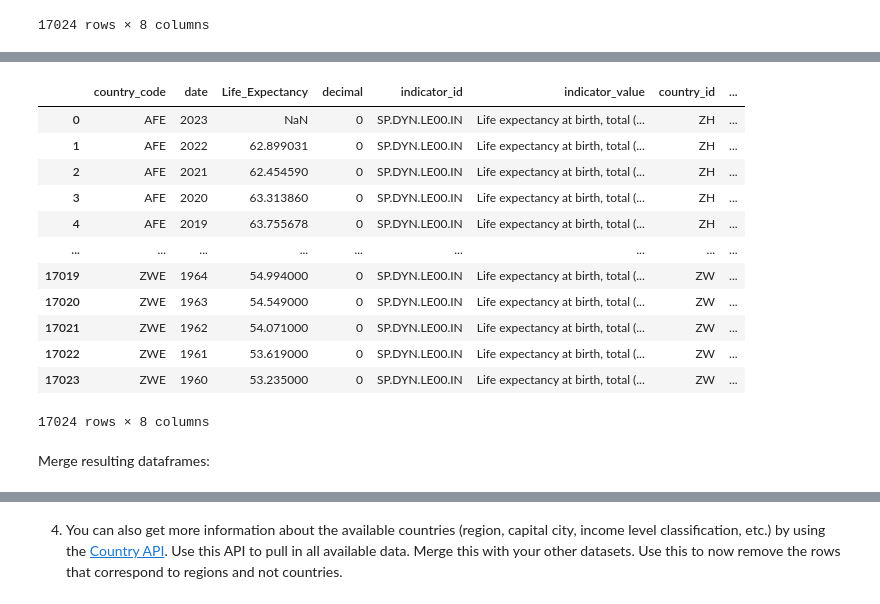
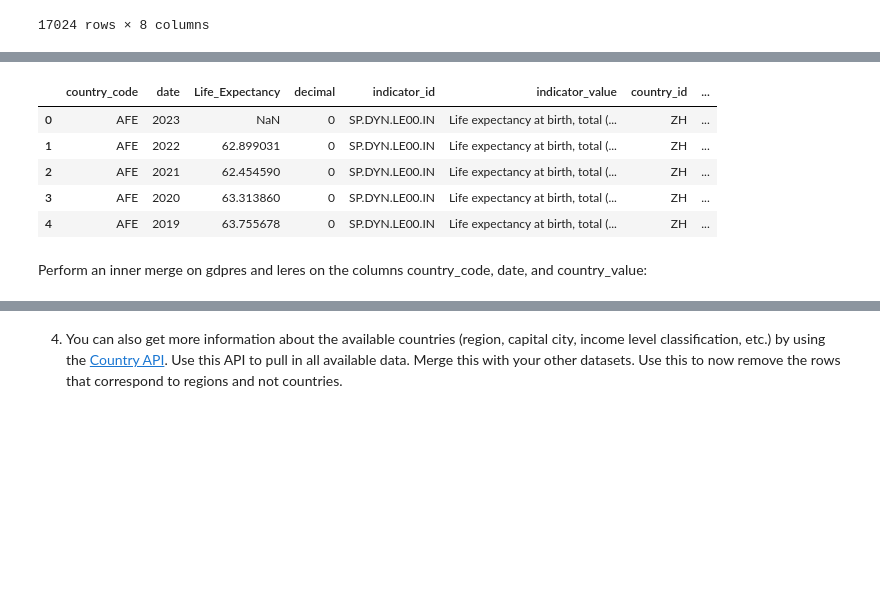
Before and after one commit to nss-data-science-cohort-8/api-exercise-msmith89-wq, a Jupyter notebook: notebooks/API Exercise.ipynb, the cells around one changed output, grey strips where cells are left out. Cells and saved outputs as stored; diff of their text form; code cells hidden in the pictures; blank space fills up the shorter version.

```diff
--- a/notebooks/API Exercise.ipynb
+++ b/notebooks/API Exercise.ipynb
@@ -162,21 +201,14 @@ gdpres
 # %%
 leres.rename(columns={'countryiso3code':'country_code', 'value':'Life_Expectancy', 'indicator.id': 'indicator_id', 'indicator.value':'indicator_value', 'country.id':'country_id', 'country.value':'country_value'}, inplace=True)
 # %%
-leres
+leres.head()
 # %% [output]
 |  | country_code | date | Life_Expectancy | decimal | indicator_id | indicator_value | country_id | ... |
 | 0 | AFE | 2023 | NaN | 0 | SP.DYN.LE00.IN | Life expectancy at birth, total (... | ZH | ... |
 | 1 | AFE | 2022 | 62.899031 | 0 | SP.DYN.LE00.IN | Life expectancy at birth, total (... | ZH | ... |
 | 2 | AFE | 2021 | 62.454590 | 0 | SP.DYN.LE00.IN | Life expectancy at birth, total (... | ZH | ... |
 | 3 | AFE | 2020 | 63.313860 | 0 | SP.DYN.LE00.IN | Life expectancy at birth, total (... | ZH | ... |
 | 4 | AFE | 2019 | 63.755678 | 0 | SP.DYN.LE00.IN | Life expectancy at birth, total (... | ZH | ... |
-| ... | ... | ... | ... | ... | ... | ... | ... | ... |
-| 17019 | ZWE | 1964 | 54.994000 | 0 | SP.DYN.LE00.IN | Life expectancy at birth, total (... | ZW | ... |
-| 17020 | ZWE | 1963 | 54.549000 | 0 | SP.DYN.LE00.IN | Life expectancy at birth, total (... | ZW | ... |
-| 17021 | ZWE | 1962 | 54.071000 | 0 | SP.DYN.LE00.IN | Life expectancy at birth, total (... | ZW | ... |
-| 17022 | ZWE | 1961 | 53.619000 | 0 | SP.DYN.LE00.IN | Life expectancy at birth, total (... | ZW | ... |
-| 17023 | ZWE | 1960 | 53.235000 | 0 | SP.DYN.LE00.IN | Life expectancy at birth, total (... | ZW | ... |
-17024 rows × 8 columns
 # %% [markdown]
-Merge resulting dataframes:
+Perform an inner merge on gdpres and leres on the columns country_code, date, and country_value:
 # %%
```
Also changed, not shown: parts of 27 cells of this notebook.
